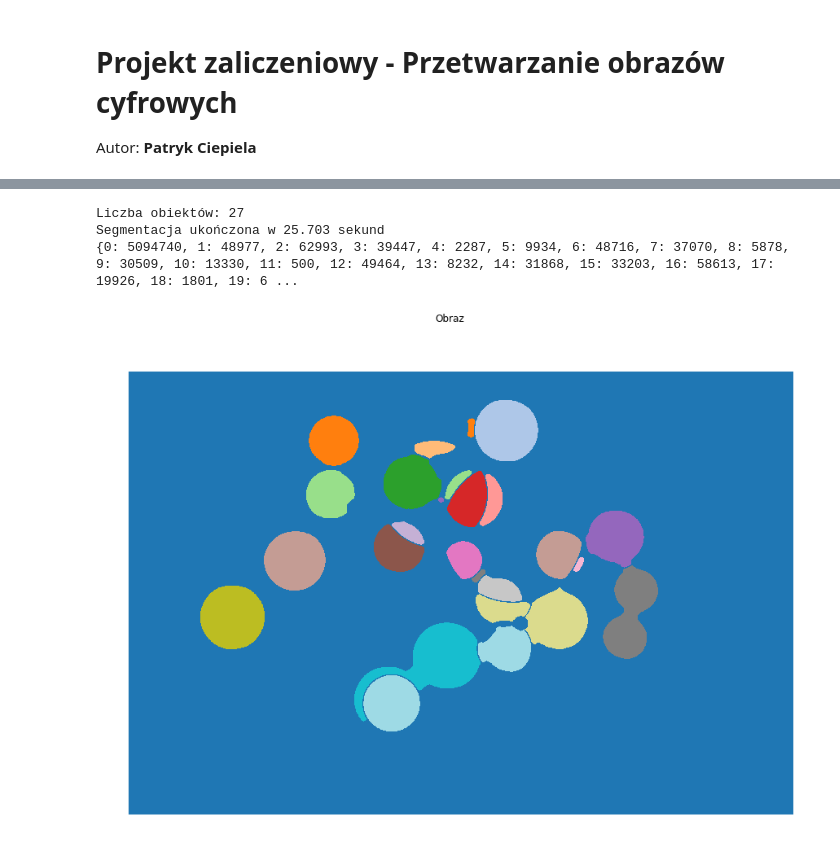
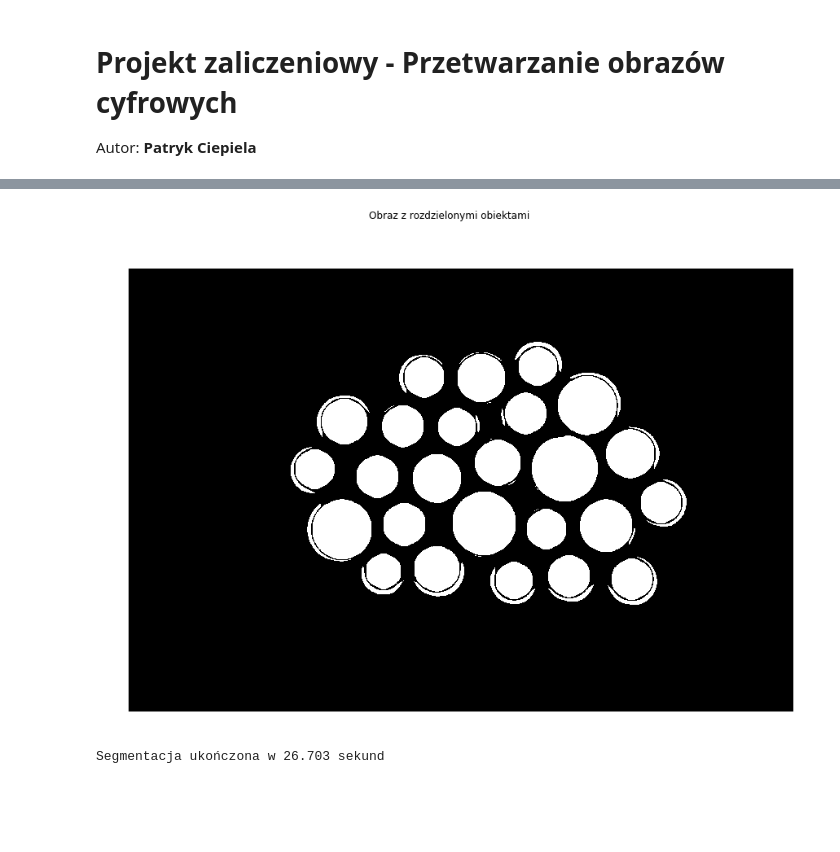
Before and after one commit to Machina123/ImageProcessing, a Jupyter notebook: FinalAssignment/01_assignment.ipynb, the cells around one changed output, grey strips where cells are left out. Cells and saved outputs as stored; diff of their text form; code cells hidden in the pictures; blank space fills up the shorter version.

```diff
--- a/FinalAssignment/01_assignment.ipynb
+++ b/FinalAssignment/01_assignment.ipynb
@@ -116,16 +126,12 @@ showimg(contoursimg, title="Znalezione kontury")
 # %%
-separated_img = cv2.bitwise_and(binaryimg, cv2.bitwise_not(contoursimg))
+separated_img = cv2.bitwise_and(processedimg, cv2.bitwise_not(contoursimg))
+showimg(separated_img, title="Obraz z rozdzielonymi obiektami")
+# %% [output]
+[figure, added]
 # %%
 time_now = time.time()
 obj_count, segment_table = segment(cv2.bitwise_not(separated_img))
 time_delta = time.time() - time_now
-print("Liczba obiektów: %d" % obj_count)
 print("Segmentacja ukończona w %.3f sekund" % time_delta)
-unique_elements, counts_elements = np.unique(segment_table, return_counts=True)
-print(dict(zip(unique_elements, counts_elements)))
-showimg(segment_table, cmap="tab20")
 # %% [output]
-Liczba obiektów: 27
-Segmentacja ukończona w 25.703 sekund
-{0: 5094740, 1: 48977, 2: 62993, 3: 39447, 4: 2287, 5: 9934, 6: 48716, 7: 37070, 8: 5878, 9: 30509, 10: 13330, 11: 500, 12: 49464, 13: 8232, 14: 31868, 15: 33203, 16: 58613, 17: 19926, 18: 1801, 19: 6 ...
+Segmentacja ukończona w 26.703 sekund
-[figure, removed]
```
Also changed, not shown: parts of 5 cells of this notebook, 1 other file.
